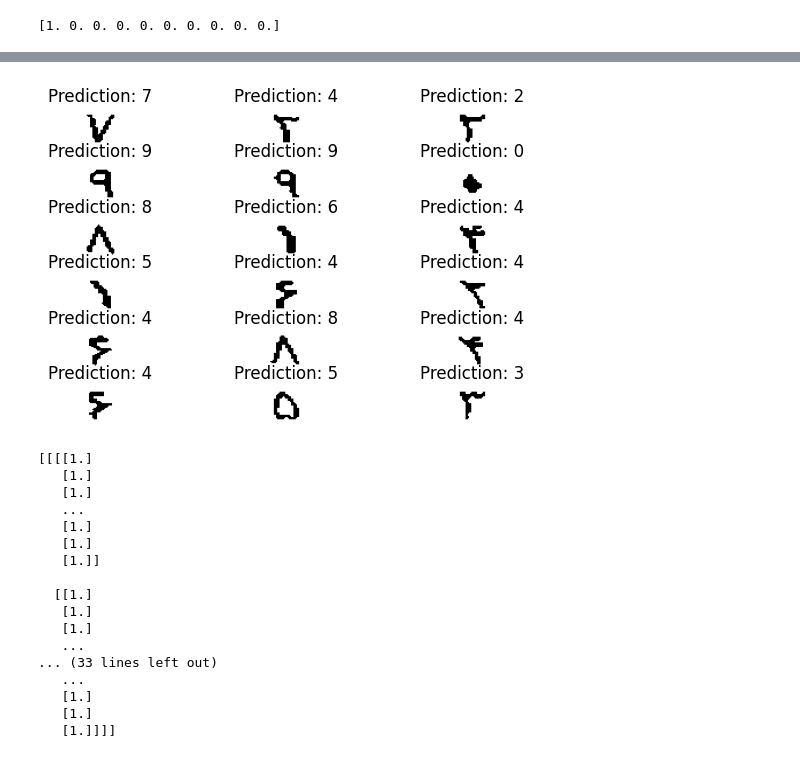
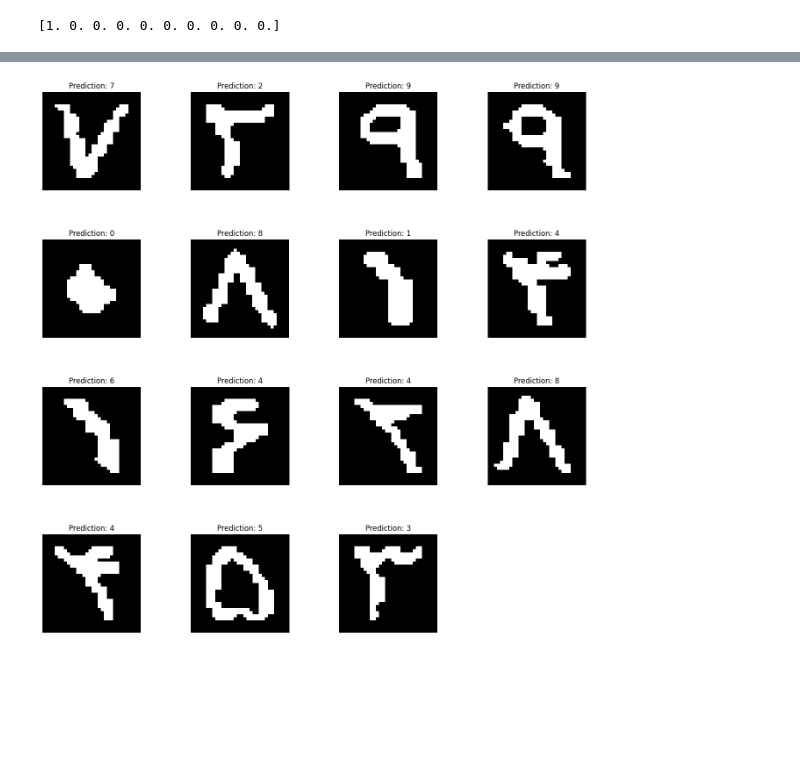
Before and after one commit to aliinreallife/persian-digit-recognition, a Jupyter notebook: train.ipynb, the cells around one changed output, grey strips where cells are left out. Drawn from its saved outputs; the diff is of its cells as text; code cells hidden in the pictures; blank space fills up the shorter version.

Commit message:
add example of test data and outsiders input and their predictions

```diff
--- a/train.ipynb
+++ b/train.ipynb
@@ -210,9 +204,27 @@ array([1., 0., 0., 0., 0., 0., 0., 0., 0., 0.])
-# %%
-from keras.models import load_model
-import numpy as np
-import cv2
-
-from fastapi import FastAPI
-from typing import List
-
-model = load_model("models/model-1.keras")
+# %%
+import matplotlib.pyplot as plt
+import numpy as np
+
+total = 12
+
+# Assuming X_test is your test dataset and model is your trained model
+
+# Plot the sample
+plt.figure(figsize=(10, 10))
+columns = 4
+rows = total // columns + 1
+
+for i in range(total):
+    sample_index = np.random.randint(0, len(X_test))  # Select a random index
+    sample = X_test[sample_index]  # Get the sample
+    sample = sample.reshape(1, 32, 32, 1)  # Reshape the sample
+    prediction = model.predict(sample).argmax()  # Predict the label
+    # Plot the image
+    plt.subplot(rows, columns, i + 1)
+    plt.imshow(
+        sample.reshape(32, 32), cmap="gray"
+    )  # Adjust the reshape parameters as per your image size
+    plt.title(f"Prediction: {prediction}")
+    plt.axis("off")
+
+plt.show()
@@ -219,8 +245,7 @@ model = load_model("models/model-1.keras")
 # %%
 # Directory path
-directory = "example/New folder"
+directory = "example"
 
-directory = "example"
 # Get the list of image files in the directory
 image_files = [
     file
@@ -229,10 +254,10 @@ image_files = [
 ]
 
 # Plot the images
-fig = plt.figure()
+fig = plt.figure(figsize=(16, 16))
 fig.subplots_adjust(hspace=0.5, wspace=0.5)
 
-columns = 3
+columns = 4
 rows = len(image_files) // columns + 1
 for i, file in enumerate(image_files):
     img = Image.open(os.path.join(directory, file))
@@ -250,7 +275,7 @@ for i, file in enumerate(image_files):
 
     # Reshape and scale the image
     img_array = digit_binary.reshape(-1, 32, 32, 1) / 255.0
-    img_array = 1 - img_array
+    # img_array = 1 - img_array
     # Make predictions using your model
     prediction = model.predict(img_array).argmax()
 
@@ -283,21 +305 @@ plt.show()
-[figure, old version]
+[figure, new version]
-# %%
-print(img_array)
-# %% [output]
-[[[[1.]
-   [1.]
-   [1.]
-   ...
-   [1.]
-   [1.]
-   [1.]]
-
-  [[1.]
-   [1.]
-   [1.]
-   ...
-... (33 lines left out)
-   ...
-   [1.]
-   [1.]
-   [1.]]]]
```
Also changed, not shown: parts of 9 cells of this notebook.
